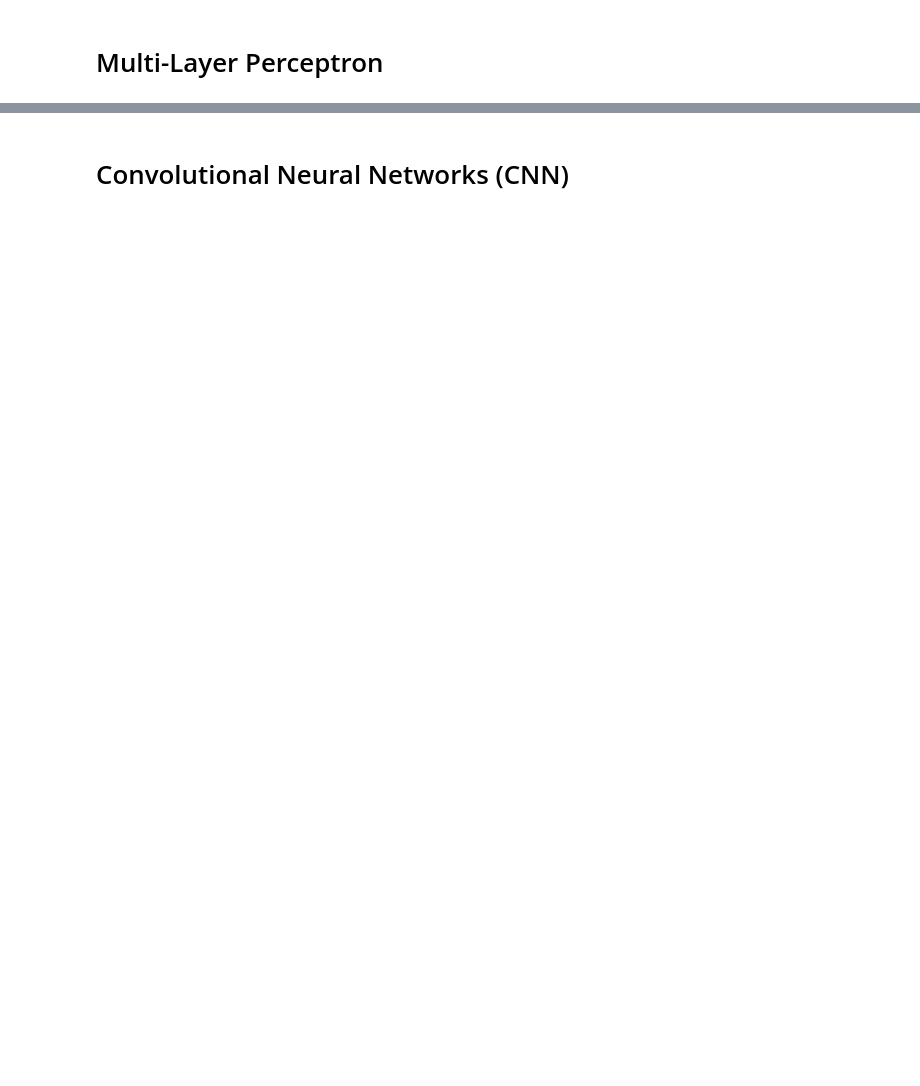
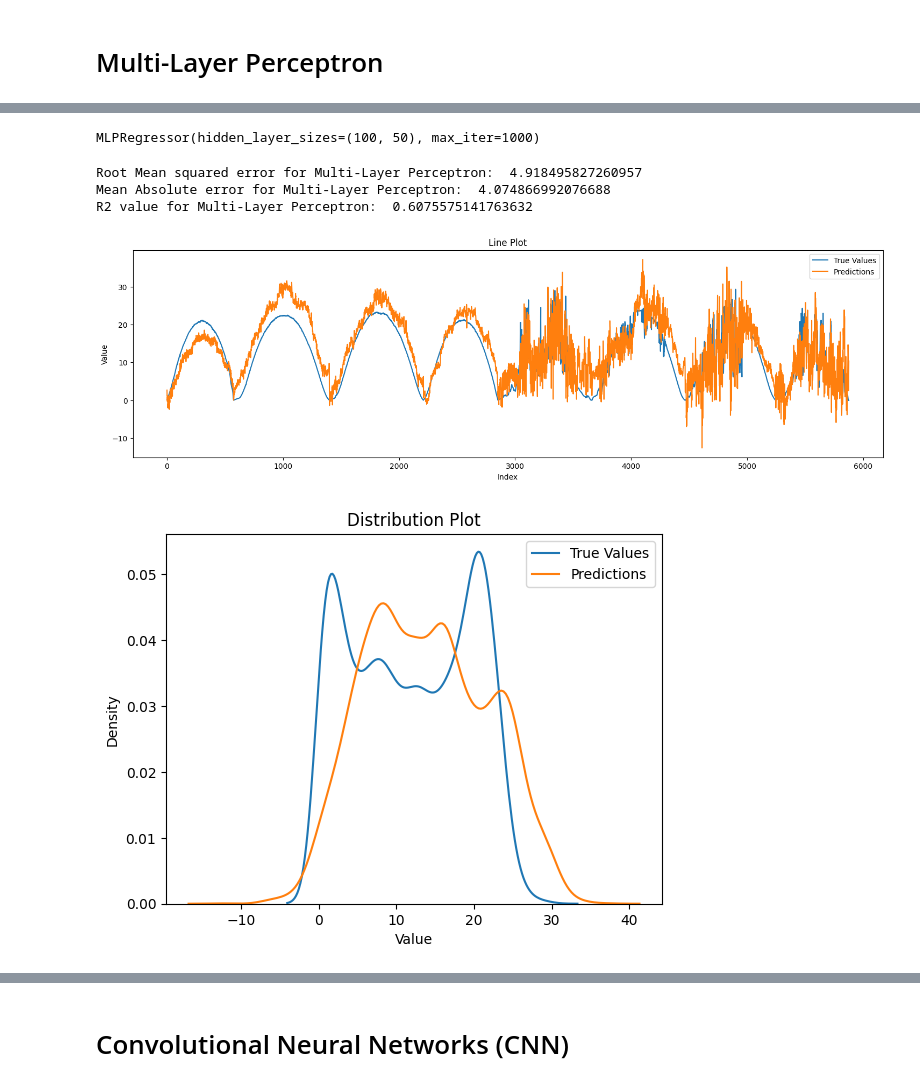
Before and after one commit to rakeshbodavula/Solar_NowCasting, a Jupyter notebook: NOWCAST.ipynb, the cells around one changed output, grey strips where cells are left out. Saved outputs shown, nothing was run; the diff lists cells and outputs as text; code cells hidden in the pictures; blank space fills up the shorter version.

```diff
--- a/NOWCAST.ipynb
+++ b/NOWCAST.ipynb
@@ -229,0 +158,27 @@ https://gist.github.com/mwaskom/de44147ed2974457ad6372750bbe5751
+# %%
+from sklearn.neural_network import MLPRegressor
+
+MLP = MLPRegressor(hidden_layer_sizes=(100, 50), max_iter=1000)
+MLP.fit(X_trainval_flat, y_trainval)
+# %% [output]
+MLPRegressor(hidden_layer_sizes=(100, 50), max_iter=1000)
+# %%
+#  Predict PV values for test data
+MLP_y_pred = MLP.predict(X_test_flat)
+
+
+[MLP_rmse,MLP_mae,MLP_r2] = performance_metrics(y_test,MLP_y_pred)
+
+# Evaluate model accuracy on test data
+print('Root Mean squared error for Multi-Layer Perceptron: ', MLP_rmse)
+print('Mean Absolute error for Multi-Layer Perceptron: ', MLP_mae)
+print('R2 value for Multi-Layer Perceptron: ', MLP_r2)
+
+
+visualise(MLP_y_pred,y_test)
+# %% [output]
+Root Mean squared error for Multi-Layer Perceptron:  4.918495827260957
+Mean Absolute error for Multi-Layer Perceptron:  4.074866992076688
+R2 value for Multi-Layer Perceptron:  0.6075575141763632
+[figure, added]
+[figure, added]
```
Also changed, not shown: parts of 17 cells of this notebook.
